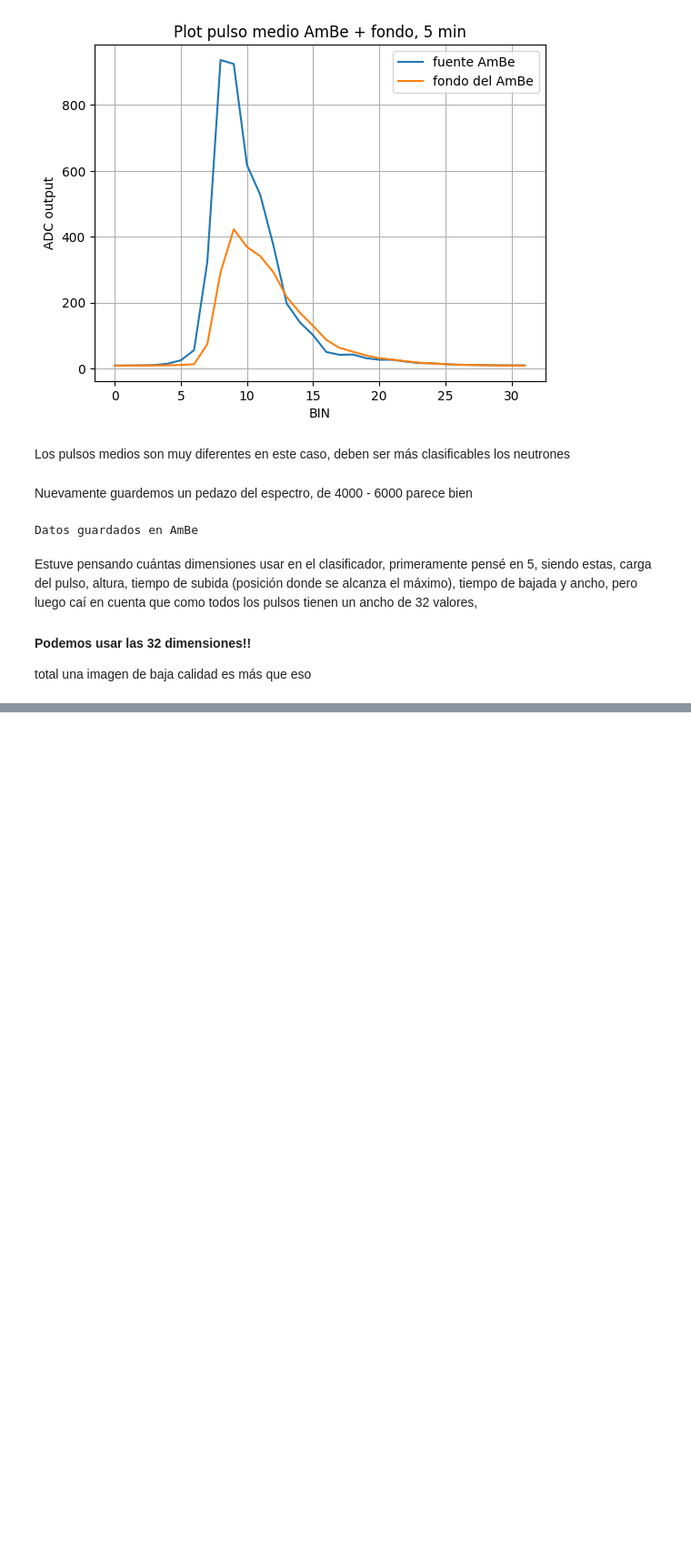
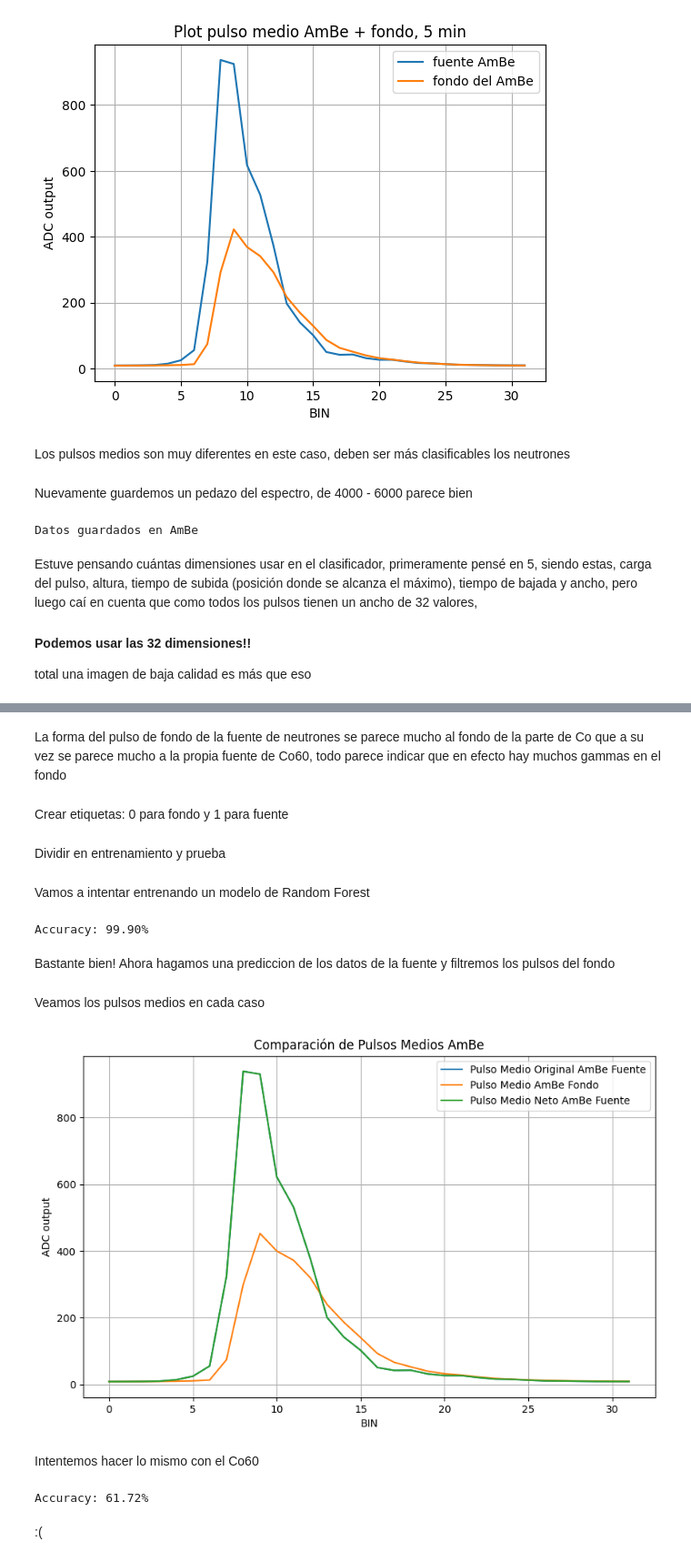
Before and after one commit to saisito/MLF_nunez-alejandro, a Jupyter notebook: nunez-alejandro.ipynb, the cells around one changed output, grey strips where cells are left out. Shown: that part at 91% size. Cells and saved outputs as stored; diff of their text form; code cells hidden in the pictures; blank space fills up the shorter version.

Commit message:
First aproach RandomForest

```diff
--- a/nunez-alejandro.ipynb
+++ b/nunez-alejandro.ipynb
@@ -324,0 +412,2 @@ total una imagen de baja calidad es más que eso
+# %% [markdown]
+La forma del pulso de fondo de la fuente de neutrones se parece mucho al fondo de la parte de Co que a su vez se parece mucho a la propia fuente de Co60, todo parece indicar que en efecto hay muchos gammas en el fondo
@@ -324,0 +417,57 @@ total una imagen de baja calidad es más que eso
+# %% [markdown]
+Crear etiquetas: 0 para fondo y 1 para fuente
+# %%
+fondo_labels = np.zeros(ambe_fondo_data.shape[0])
+fuente_labels = np.ones(ambe_fuente_data.shape[0])
+
+# Unir los datos y etiquetas
+data = np.vstack((ambe_fondo_data, ambe_fuente_data))
+labels = np.hstack((fondo_labels, fuente_labels))
+# %% [markdown]
+Dividir en entrenamiento y prueba
+# %%
+X_train, X_test, y_train, y_test = train_test_split(data, labels, test_size=0.2, random_state=42)
+# %% [markdown]
+Vamos a intentar entrenando un modelo de Random Forest
+# %%
+clf = RandomForestClassifier(n_estimators=100, random_state=42)
+clf.fit(X_train, y_train)
+
+# Evaluar el modelo
+accuracy = clf.score(X_test, y_test)
+print(f"Accuracy: {accuracy * 100:.2f}%")
+# %% [output]
+Accuracy: 99.90%
+# %% [markdown]
+Bastante bien! Ahora hagamos una prediccion de los datos de la fuente y filtremos los pulsos del fondo
+# %%
+predicted_labels = clf.predict(ambe_fuente_data)
+
+net_pulses = ambe_fuente_data[predicted_labels == 1]
+# %% [markdown]
+Veamos los pulsos medios en cada caso
+# %%
+def plot_mean_pulses(data_list, labels, title):
+    plt.figure(figsize=(10, 6))  # Ajusta el tamaño del gráfico según tus necesidades
+
+    for i, data in enumerate(data_list):
+        mean_pulse = np.mean(data, axis=0)
+        plt.plot(mean_pulse, linewidth=1.5, label=labels[i])
+
+    plt.xlabel('BIN')
+    plt.ylabel('ADC output')
+    plt.title(title)
+    plt.legend()
+    plt.grid(True)
+    plt.show()
+
+
+plot_mean_pulses(
+    [ambe_fuente_data, ambe_fondo_data, net_pulses],
+    ['Pulso Medio Original AmBe Fuente', 'Pulso Medio AmBe Fondo', 'Pulso Medio Neto AmBe Fuente'],
+    'Comparación de Pulsos Medios AmBe'
+)
+# %% [output]
+[figure, added]
+# %% [markdown]
+Intentemos hacer lo mismo con el Co60
@@ -324,0 +485,12 @@ total una imagen de baja calidad es más que eso
+# %%
+# Entrenar un modelo de Random Forest
+clf = RandomForestClassifier(n_estimators=100, random_state=42)
+clf.fit(X_train, y_train)
+
+# Evaluar el modelo
+accuracy = clf.score(X_test, y_test)
+print(f"Accuracy: {accuracy * 100:.2f}%")
+# %% [output]
+Accuracy: 61.72%
+# %% [markdown]
+:(
```
Also changed, not shown: parts of 10 cells of this notebook.
